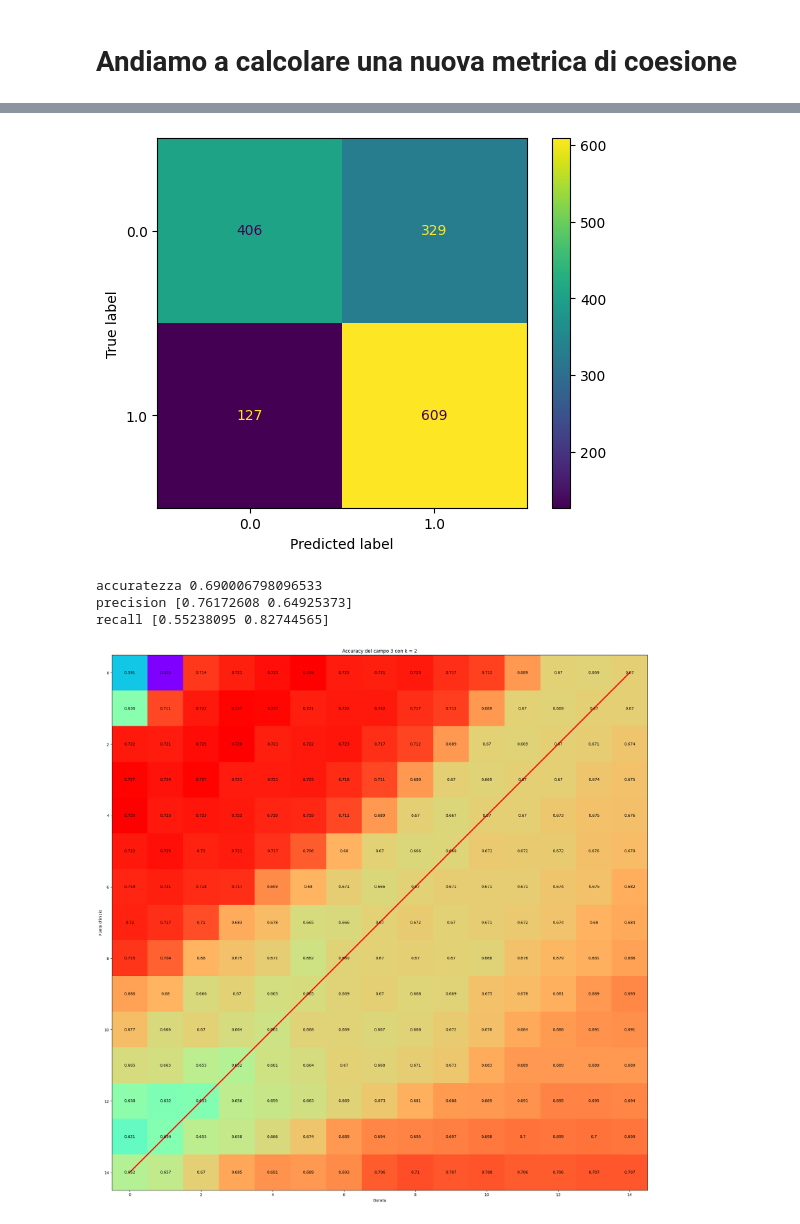
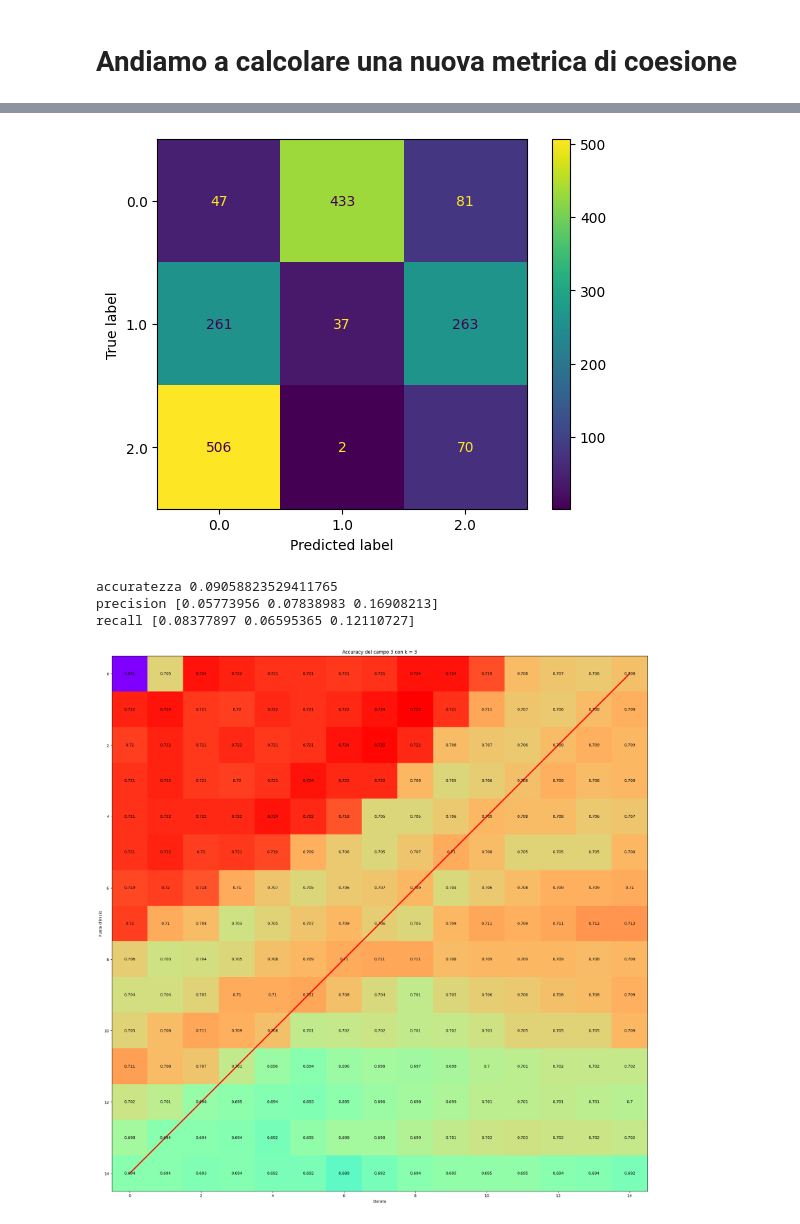
Before and after one commit to Simone-Scalella/BigDataProject, a Jupyter notebook: newMetrics.ipynb, the cells around one changed output, grey strips where cells are left out. Drawn from its saved outputs; the diff is of its cells as text; code cells hidden in the pictures.

Commit message:
image

```diff
--- a/newMetrics.ipynb
+++ b/newMetrics.ipynb
@@ -10,25 +10,27 @@ from sklearn.metrics import accuracy_score, precision_score, recall_score
 import pandas as pd
 import itertools
 # %%
-with open('./pickles/allPixelNDVIPoly.pickle', 'rb') as handle:
+with open('./pickles/allPixelNDVIPoly6.pickle', 'rb') as handle:
     allPixelNDVIPoly3 = pickle.load(handle)
 
-with open('./pickles/newResa3.pickle', 'rb') as handle:
+with open('./pickles/newResa6.pickle', 'rb') as handle:
     newResa3 = pickle.load(handle)
 
-with open('./pickles/kmeans_total_3_c2.pickle', 'rb') as handle:
+with open('./pickles/kmeans_total_6_c3.pickle', 'rb') as handle:
     kmeans_total3 = pickle.load(handle)
 
-with open('./pickles/kmeans_total_3_c2.pickle', 'rb') as handle:
+with open('./pickles/kmeans_total_6_c3.pickle', 'rb') as handle:
     kmeans_total3_master = pickle.load(handle)
 # %%
 # Numero di cluster
 
-num_cluster = 2
+num_cluster = 3
 XMAx = 15
 YMax = 15
 allPixelNDVIPoly3 = allPixelNDVIPoly3[(newResa3<=11000) & (newResa3 >= 4000),:]
 newResa3 = newResa3[(newResa3<=11000) & (newResa3 >= 4000)]
+
+current_field = 'campo 6'
 # %% [markdown]
 # Andiamo a calcolare una nuova metrica di coesione
 # %%
@@ -60,13 +62,15 @@ label_3 = np.ndarray([newResa3.shape[0]])
 label_3_test = np.ndarray([newResa3.shape[0]])
 
 for a,b in zip(newResa3,range(newResa3.shape[0])):
-    if(a < np.quantile(newResa3,q=0.5)):
+    if(a < np.quantile(newResa3,q=0.33)):
         label_3[b] = int(0) # resa bassa
         label_3_test[b] = int(0) # resa bassa
-    #elif(a > np.quantile(newResa3,q=0.33) and a < np.quantile(newResa3,q=0.66)):
+    elif(a > np.quantile(newResa3,q=0.33) and a < np.quantile(newResa3,q=0.66)):
+        label_3[b] = int(1) # resa media
+        label_3_test[b] = int(1) # resa media
     else:
-        label_3[b] = int(1) # resa alta
-        label_3_test[b] = int(1) # resa alta
+        label_3[b] = int(2) # resa alta
+        label_3_test[b] = int(2) # resa alta
 # %%
 cluster_class_mapping = {}
 df = pd.DataFrame(data=[])
@@ -74,7 +78,7 @@ for cluster in range(0,num_cluster):
     cluster_classes = label_3[y_pred_one3 == cluster]
     unique_classes, class_counts = np.unique(cluster_classes, return_counts=True)
     dominant_class = unique_classes[np.argmax(class_counts)]
-    df[cluster] = class_counts
+    #df[cluster] = class_counts
     print('Questo è class count '+ str(class_counts))
     print('Questo è class unique ',unique_classes)
     cluster_class_mapping[cluster] = dominant_class
@@ -270,7 +276,7 @@ for a in range(len(list_of_mapping_test)):
 ConfusionMatrixDisplay.from_predictions(label_3,y_pred_one3)
 plt.show()
 # %% [output]
-[figure, old version]
+[figure, new version]
 # %%
 accuracy = str(accuracy_score(label_3,y_pred_one3))
 precision = str(precision_score(label_3,y_pred_one3,average= None))
@@ -280,9 +286,9 @@ print("accuratezza " + accuracy)
 print("precision " + precision)
 print("recall " + recall)
 # %% [output]
-accuratezza 0.690006798096533
-precision [0.76172608 0.64925373]
-recall [0.55238095 0.82744565]
+accuratezza 0.09058823529411765
+precision [0.05773956 0.07838983 0.16908213]
+recall [0.08377897 0.06595365 0.12110727]
 # %%
 matrice_precision = np.zeros([XMAx,YMax])
 matrice_recall = np.zeros([XMAx,YMax])
@@ -299,21 +305,22 @@ for x in range(0,XMAx):
 # %%
 fig, ax = plt.subplots()
 image = ax.imshow(matrice_accuracy[:,:],cmap='rainbow')
 line_start = [0, np.floor(71/5)]
 line_end = [np.floor(71/5), 0]
 plt.plot(line_start, line_end, color="red", linewidth=3)
 plt.xlabel("Durata")
 plt.ylabel("Punto d'inizio")
-plt.title("Accuracy del campo 3 con k = 2")
+plt.title("Accuracy del campo 3 con k = "+str(num_cluster))
 
 fig.set_size_inches(25,25)
 for i in range(XMAx):
     for j in range(YMax):
         c = np.round(matrice_accuracy[i,j],decimals=3)
         ax.text(j, i, str(c), va='center', ha='center')
 plt.show()
+fig.savefig('../image/secondo ricevimento/'+current_field+'/k = '+str(num_cluster)+'/accuracy.png')
 # %% [output]
-[figure, old version]
+[figure, new version]
 # %%
 fig, ax = plt.subplots()
 image = ax.imshow(matrice_accuracy[:,:],cmap='rainbow')
```
Also changed, not shown: parts of 6 cells of this notebook.
